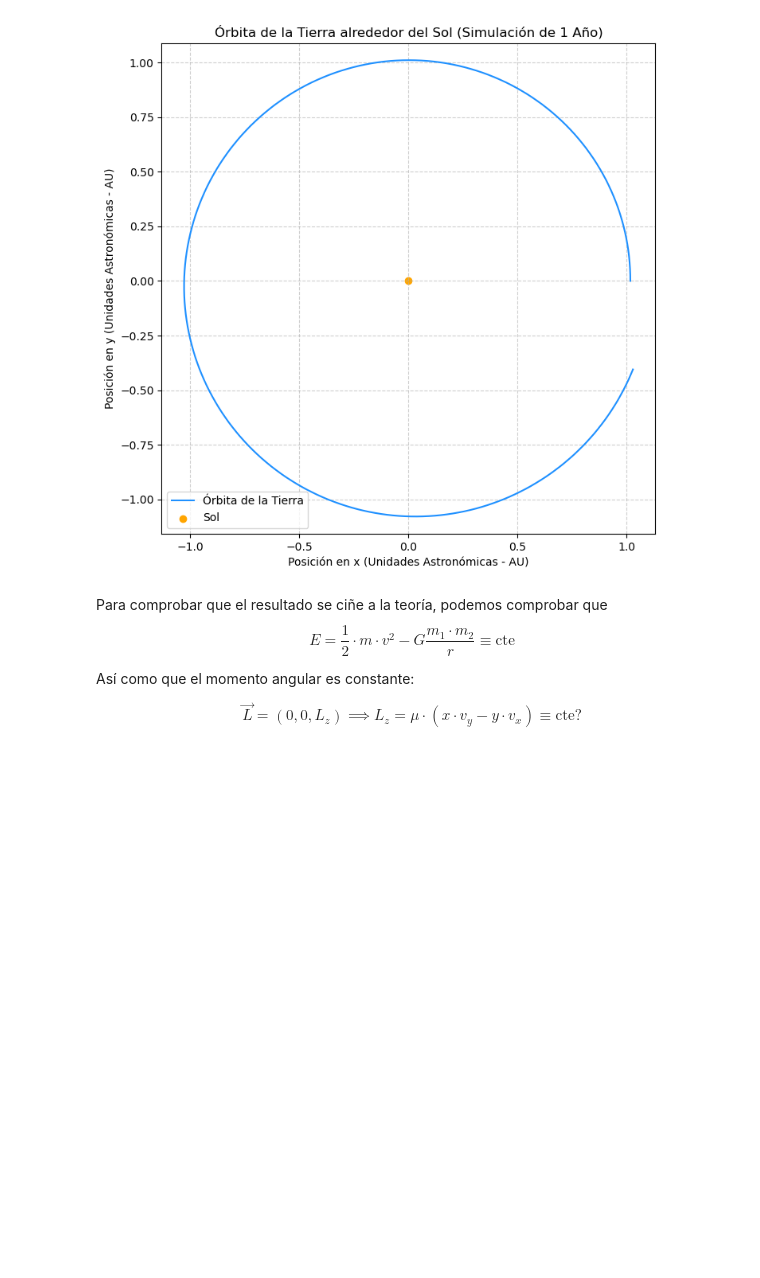
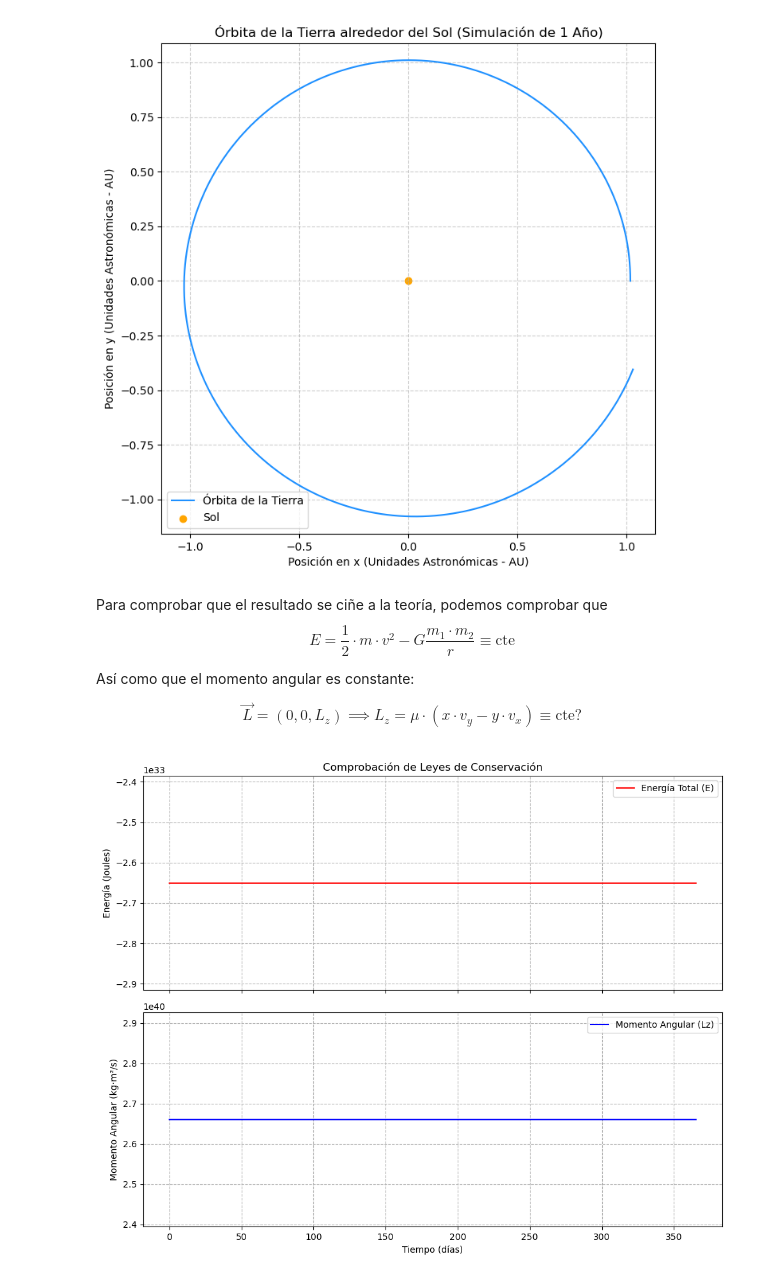
Before and after one commit to LagrangianLad/physics-lab, a Jupyter notebook: Computational physics/lab.ipynb, the cells around one changed output. Cells and saved outputs as stored; diff of their text form; code cells hidden in the pictures; blank space fills up the shorter version.

Commit message:
Added conservation of energy and angular momentum for the planetary movement

```diff
--- a/Computational physics/lab.ipynb
+++ b/Computational physics/lab.ipynb
@@ -1329,7 +1329,7 @@ def movimiento_planetario(t0, tf, dt, x0, y0, vx0, vy0):
         r3 = (x[i]**2 + y[i]**2)**1.5
 
         # Cálculo de la aceleración basada en la posición actual
-        factor = -(G * m_sol * m_tierra) / (mu * r3)
+        factor = -(G * m1 * m2) / (mu * r3)
         ax = factor * x[i]
         ay = factor * y[i]
 
@@ -1343,7 +1343,7 @@ def movimiento_planetario(t0, tf, dt, x0, y0, vx0, vy0):
         vx[i+1] = vx[i] + ax * dt
         vy[i+1] = vy[i] + ay * dt
 
-    return x, y
+    return x, y, vx, vy
 # %%
 # DATOS PARA EL MOVIMIENTO TIERRA-SOL
 
@@ -1363,7 +1363,6 @@ m1 = 1.989e30               # Masa del Sol (kg)
 m2 = 5.972e24               # Masa de la Tierra (kg)
 mu = calcular_mu(m1, m2)
 # %%
-
 def graficar_movimiento_planetario(x, y, muchos_movimientos=False):
     x_AU = x / AU
     y_AU = y / AU
@@ -1382,7 +1381,7 @@ def graficar_movimiento_planetario(x, y, muchos_movimientos=False):
     plt.grid(True, linestyle='--', alpha=0.6)
     plt.legend()
 
-x, y = movimiento_planetario(t0, tf, dt, x0, y0, vx0, vy0)
+x, y, vx, vy = movimiento_planetario(t0, tf, dt, x0, y0, vx0, vy0)
 graficar_movimiento_planetario(x, y)
 plt.show()
 # %% [output]
@@ -1403,0 +1427,36 @@ $$\vec{L} = (0,0, L_z) \implies L_z = \mu \cdot \left(x\cdot v_y - y \cdot v_x\r
+# %%
+import matplotlib.pyplot as plt
+
+x, y, vx, vy = movimiento_planetario_fino(t0, tf, dt, x0, y0, vx0, vy0)
+r = np.sqrt(x**2 + y**2)
+v2 = vx**2 + vy**2
+
+energia = 0.5 * mu * v2 - G * (m1 * m2) / r
+momento_angular = mu * (x * vy - y * vx)
+
+t_dias = np.linspace(t0, tf, len(x)) / (24 * 3600)
+# %%
+fig, (ax1, ax2) = plt.subplots(2, 1, figsize=(10, 8), sharex=True)
+
+# Gráfica de Energía
+ax1.plot(t_dias, energia, color='red', label='Energía Total (E)')
+ax1.set_ylabel('Energía (Joules)')
+ax1.set_title('Comprobación de Leyes de Conservación')
+ax1.grid(True, linestyle='--')
+ax1.legend()
+
+# Gráfica de Momento Angular
+ax2.plot(t_dias, momento_angular, color='blue', label='Momento Angular (Lz)')
+ax2.set_ylabel('Momento Angular (kg·m²/s)')
+ax2.set_xlabel('Tiempo (días)')
+ax2.grid(True, linestyle='--')
+ax2.legend()
+
+# Ajustamos los límites para que la escala sea razonable y no veamos el "ruido"
+ax1.set_ylim(energia.min() * 1.1, energia.max() * 0.9)
+ax2.set_ylim(momento_angular.min() * 0.9, momento_angular.max() * 1.1)
+
+plt.tight_layout()
+plt.show()
+# %% [output]
+[figure, added]
```
Also changed, not shown: parts of 2 cells of this notebook, 1 other file.
